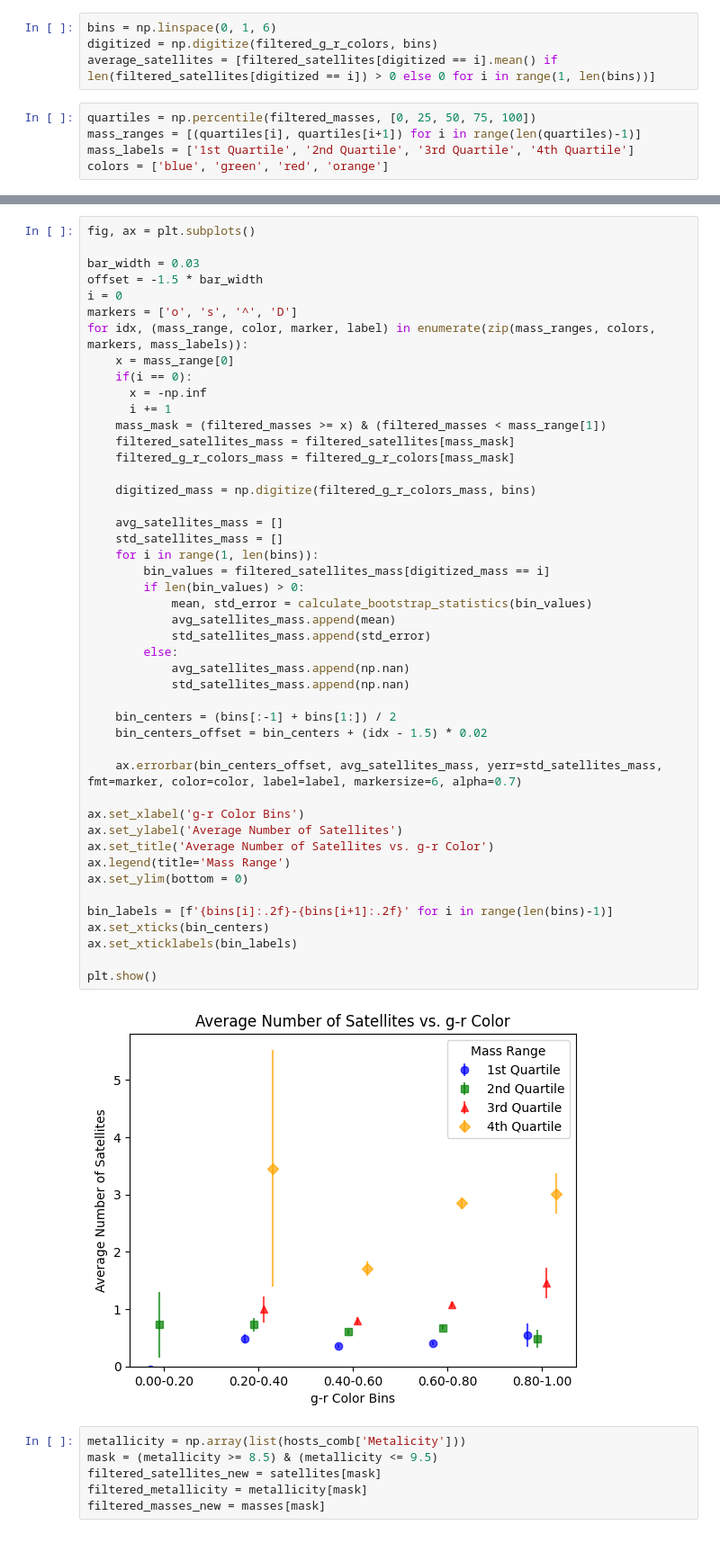
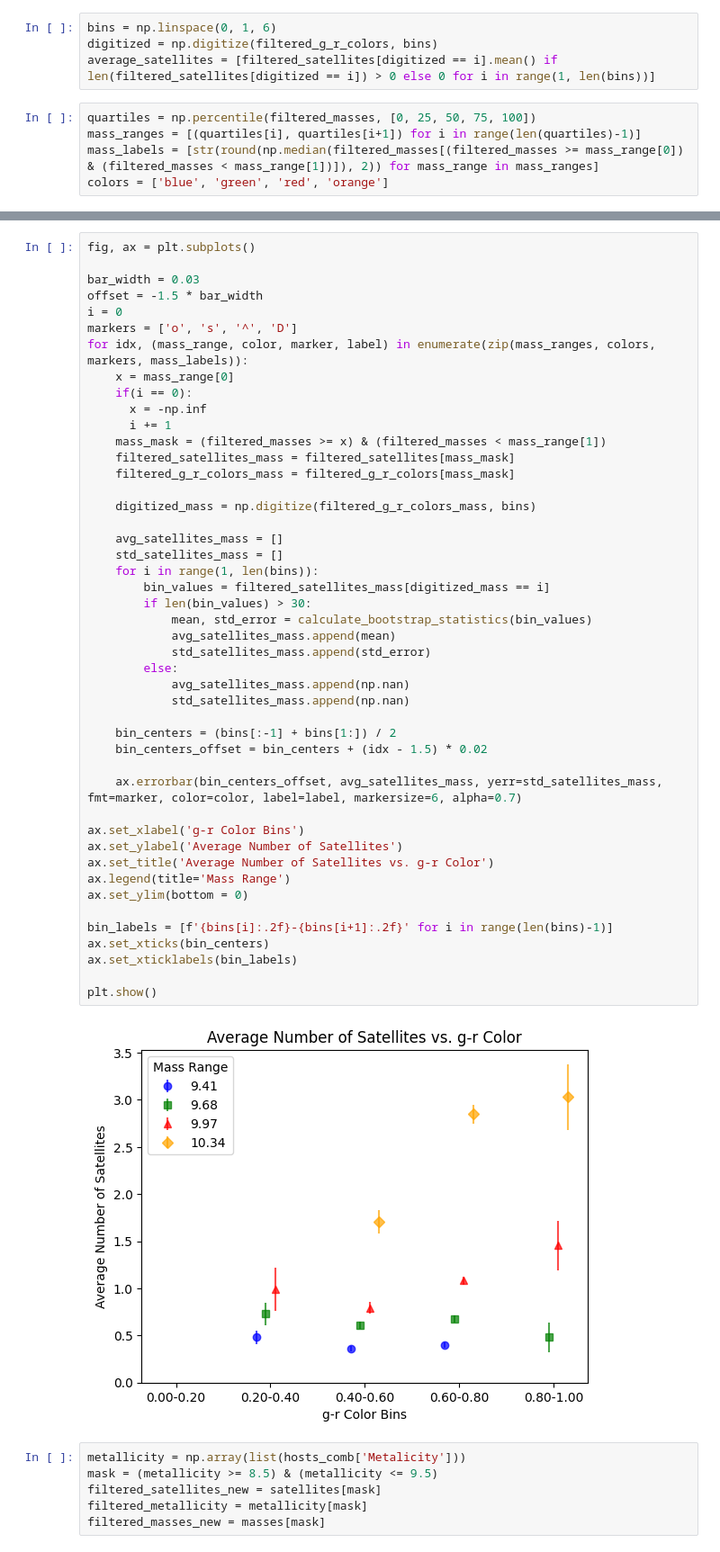
Before and after one commit to harishk30/DwarfGalaxyAnalysis, a Jupyter notebook: SAGAxCM.ipynb, the cells around one changed output, grey strips where cells are left out. Shown at 90% size. Drawn from its saved outputs; the diff is of its cells as text.

Commit message:
Replaced median values and added limits to number of satellites in points.

```diff
--- a/SAGAxCM.ipynb
+++ b/SAGAxCM.ipynb
@@ -722,7 +704,7 @@ average_satellites = [filtered_satellites[digitized == i].mean() if len(filtered
 # %%
 quartiles = np.percentile(filtered_masses, [0, 25, 50, 75, 100])
 mass_ranges = [(quartiles[i], quartiles[i+1]) for i in range(len(quartiles)-1)]
-mass_labels = ['1st Quartile', '2nd Quartile', '3rd Quartile', '4th Quartile']
+mass_labels = [str(round(np.median(filtered_masses[(filtered_masses >= mass_range[0]) & (filtered_masses < mass_range[1])]), 2)) for mass_range in mass_ranges]
 colors = ['blue', 'green', 'red', 'orange']
 # %%
 fig, ax = plt.subplots()
@@ -779,35 +761,35 @@ for idx, (mass_range, color, marker, label) in enumerate(zip(mass_ranges, colors
     digitized_mass = np.digitize(filtered_g_r_colors_mass, bins)
 
     avg_satellites_mass = []
     std_satellites_mass = []
     for i in range(1, len(bins)):
         bin_values = filtered_satellites_mass[digitized_mass == i]
-        if len(bin_values) > 0:
+        if len(bin_values) > 30:
             mean, std_error = calculate_bootstrap_statistics(bin_values)
             avg_satellites_mass.append(mean)
             std_satellites_mass.append(std_error)
         else:
             avg_satellites_mass.append(np.nan)
             std_satellites_mass.append(np.nan)
 
     bin_centers = (bins[:-1] + bins[1:]) / 2
     bin_centers_offset = bin_centers + (idx - 1.5) * 0.02
 
     ax.errorbar(bin_centers_offset, avg_satellites_mass, yerr=std_satellites_mass, fmt=marker, color=color, label=label, markersize=6, alpha=0.7)
 
 ax.set_xlabel('g-r Color Bins')
 ax.set_ylabel('Average Number of Satellites')
 ax.set_title('Average Number of Satellites vs. g-r Color')
 ax.legend(title='Mass Range')
 ax.set_ylim(bottom = 0)
 
 bin_labels = [f'{bins[i]:.2f}-{bins[i+1]:.2f}' for i in range(len(bins)-1)]
 ax.set_xticks(bin_centers)
 ax.set_xticklabels(bin_labels)
 
 plt.show()
 # %% [output]
-[figure, old version]
+[figure, new version]
 # %%
 metallicity = np.array(list(hosts_comb['Metalicity']))
 mask = (metallicity >= 8.5) & (metallicity <= 9.5)
```
Also changed, not shown: parts of 15 cells of this notebook.
